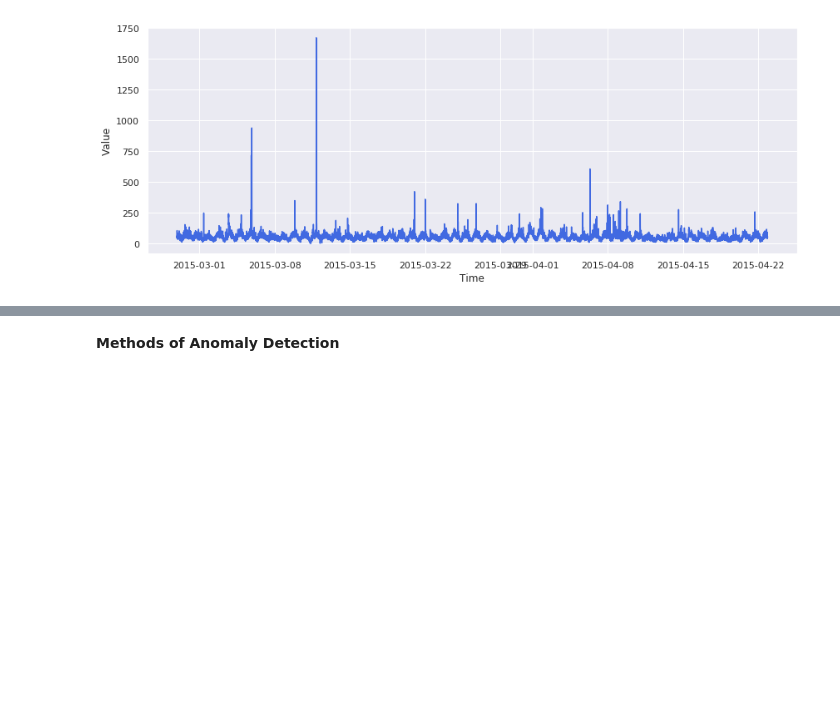
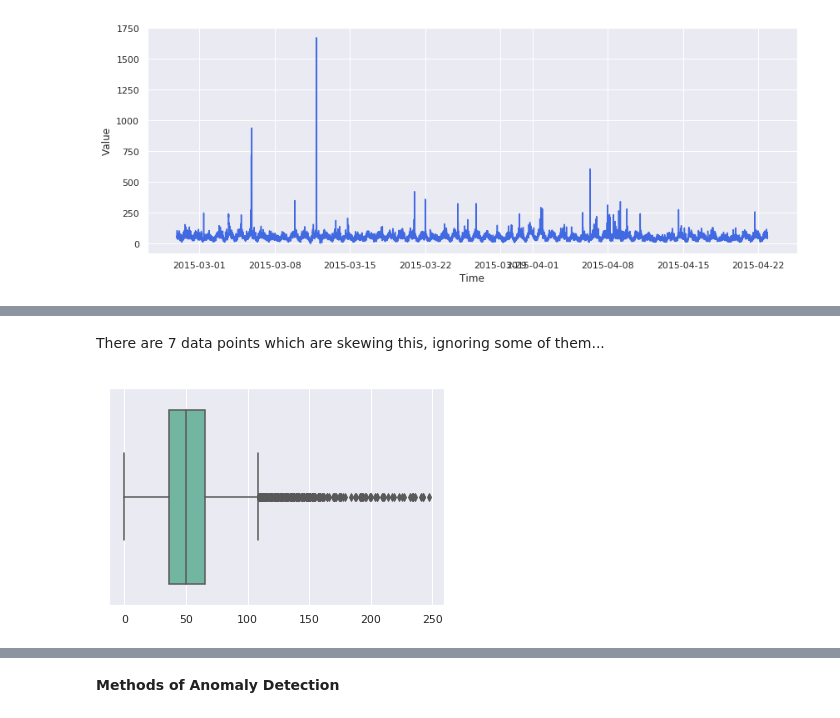
Before and after one commit to foreverloop/azcourseprep, a Jupyter notebook: unsupervised-anomaly-detection.ipynb, the cells around one changed output, grey strips where cells are left out. Saved outputs shown, nothing was run; the diff lists cells and outputs as text; code cells hidden in the pictures; blank space fills up the shorter version.

```diff
--- a/unsupervised-anomaly-detection.ipynb
+++ b/unsupervised-anomaly-detection.ipynb
@@ -67,0 +83,7 @@ d = df_amz.loc[df_amz['categories'] == 3, 'value']
+# %% [markdown]
+There are 7 data points which are skewing this, ignoring some of them...
+# %%
+sns.boxplot(x=df_amz.loc[df_amz['value'] <= 250,['value']],palette='Set2')
+plt.show()
+# %% [output]
+[figure, added]
```
Also changed, not shown: parts of 12 cells of this notebook.
